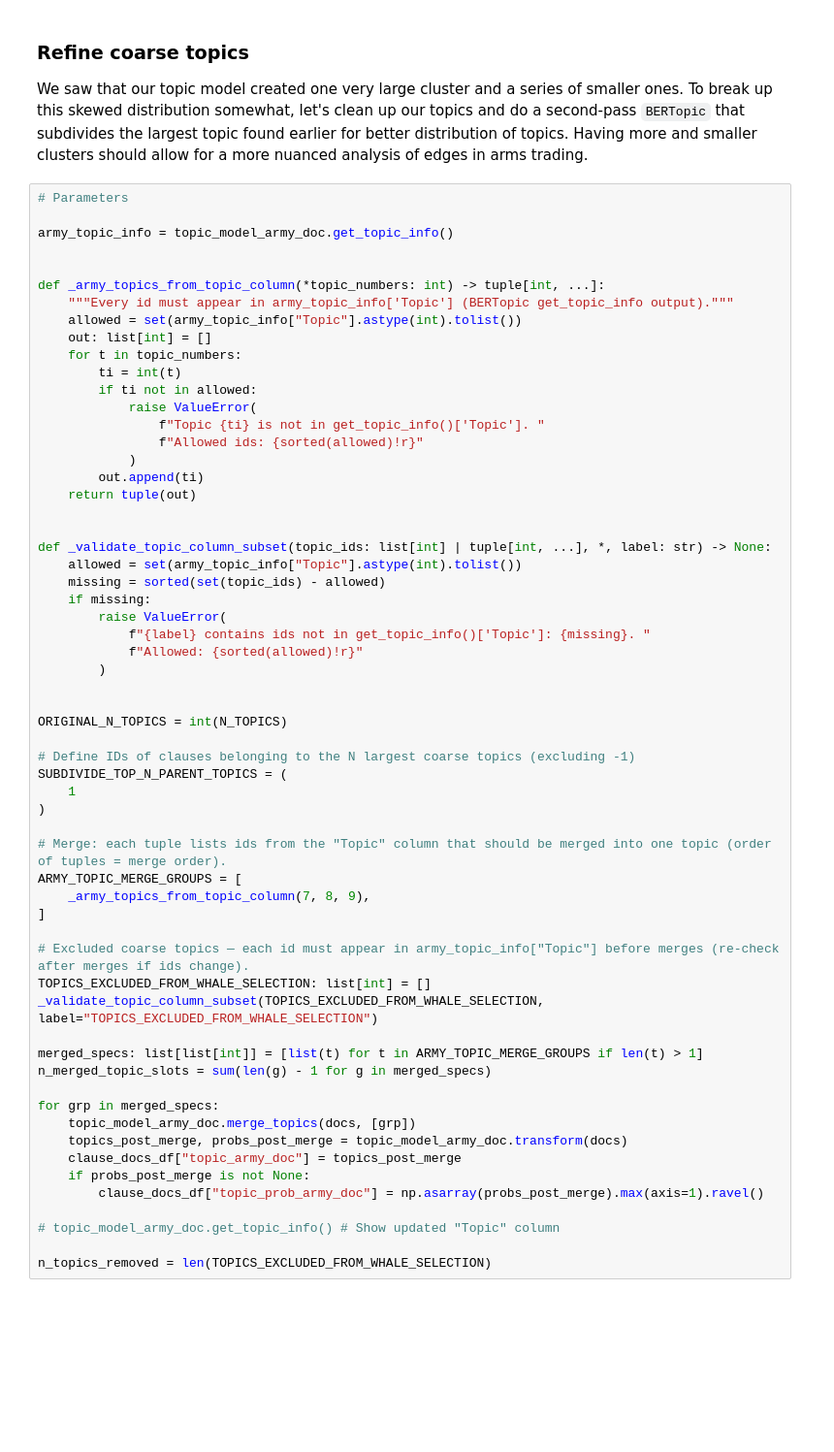
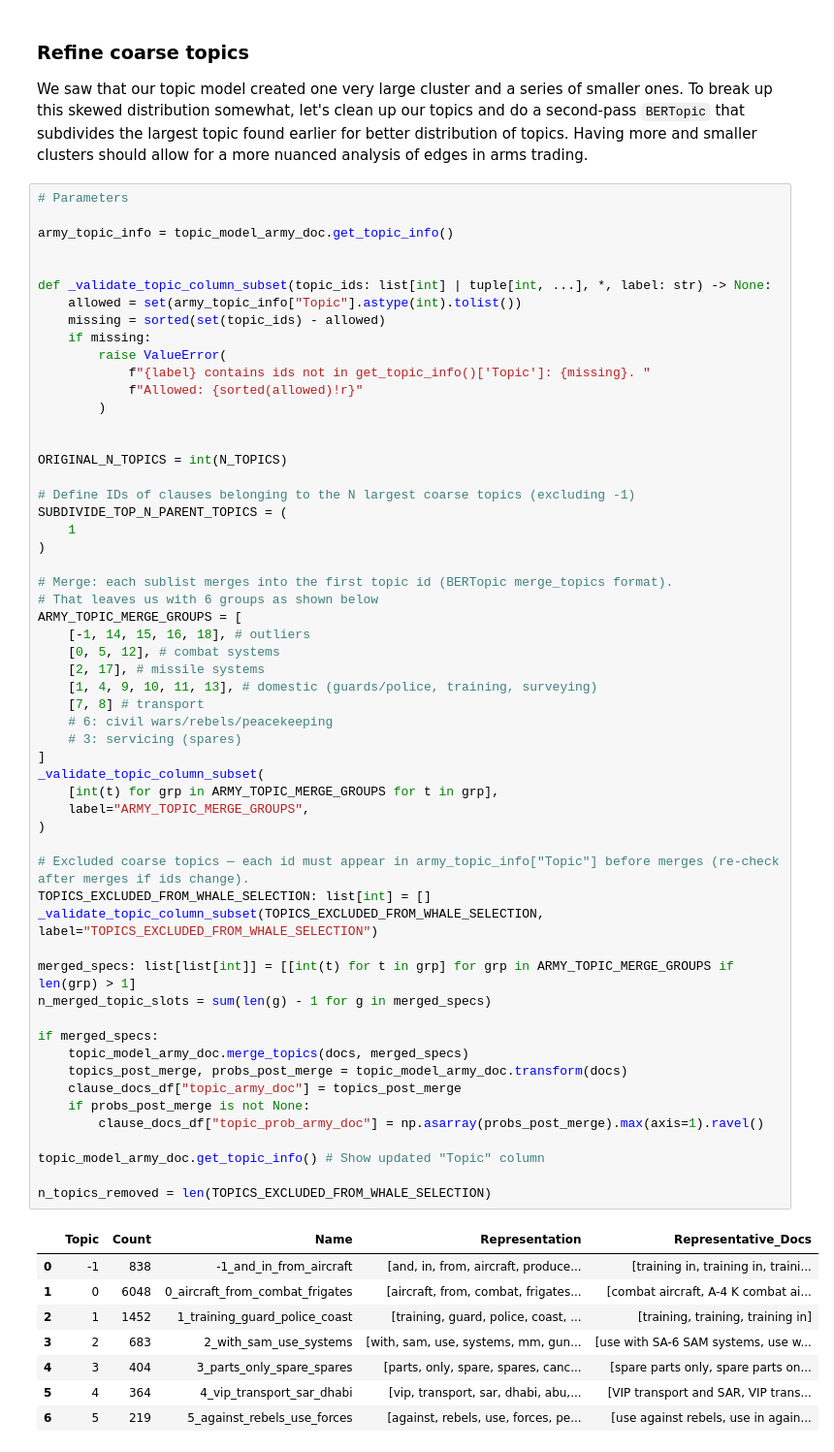
Before and after one commit to GitBagguetti/data-state_project, a Jupyter notebook: 2_edge_quality.ipynb, the cells around one changed output. Shown at 97% size. Saved outputs shown, nothing was run; the diff lists cells and outputs as text; blank space fills up the shorter version.

Commit message:
Updated final group of 'topics' used for analysis

```diff
--- a/2_edge_quality.ipynb
+++ b/2_edge_quality.ipynb
@@ -737,21 +735,6 @@ We saw that our topic model created one very large cluster and a series of small
 # Parameters
 
 army_topic_info = topic_model_army_doc.get_topic_info()
-
-
-def _army_topics_from_topic_column(*topic_numbers: int) -> tuple[int, ...]:
-    """Every id must appear in army_topic_info['Topic'] (BERTopic get_topic_info output)."""
-    allowed = set(army_topic_info["Topic"].astype(int).tolist())
-    out: list[int] = []
-    for t in topic_numbers:
-        ti = int(t)
-        if ti not in allowed:
-            raise ValueError(
-                f"Topic {ti} is not in get_topic_info()['Topic']. "
-                f"Allowed ids: {sorted(allowed)!r}"
-            )
-        out.append(ti)
-    return tuple(out)
 
 
 def _validate_topic_column_subset(topic_ids: list[int] | tuple[int, ...], *, label: str) -> None:
@@ -760,37 +743,57 @@ def _validate_topic_column_subset(topic_ids: list[int] | tuple[int, ...], *, lab
     if missing:
         raise ValueError(
             f"{label} contains ids not in get_topic_info()['Topic']: {missing}. "
             f"Allowed: {sorted(allowed)!r}"
         )
 
 
 ORIGINAL_N_TOPICS = int(N_TOPICS)
 
 # Define IDs of clauses belonging to the N largest coarse topics (excluding -1)
 SUBDIVIDE_TOP_N_PARENT_TOPICS = (
     1
 )
 
-# Merge: each tuple lists ids from the "Topic" column that should be merged into one topic (order of tuples = merge order).
+# Merge: each sublist merges into the first topic id (BERTopic merge_topics format).
+# That leaves us with 6 groups as shown below
 ARMY_TOPIC_MERGE_GROUPS = [
-    _army_topics_from_topic_column(7, 8, 9),
+    [-1, 14, 15, 16, 18], # outliers
+    [0, 5, 12], # combat systems
+    [2, 17], # missile systems
+    [1, 4, 9, 10, 11, 13], # domestic (guards/police, training, surveying)
+    [7, 8] # transport
+    # 6: civil wars/rebels/peacekeeping
+    # 3: servicing (spares)
 ]
+_validate_topic_column_subset(
+    [int(t) for grp in ARMY_TOPIC_MERGE_GROUPS for t in grp],
+    label="ARMY_TOPIC_MERGE_GROUPS",
+)
 
 # Excluded coarse topics — each id must appear in army_topic_info["Topic"] before merges (re-check after merges if ids change).
 TOPICS_EXCLUDED_FROM_WHALE_SELECTION: list[int] = []
 _validate_topic_column_subset(TOPICS_EXCLUDED_FROM_WHALE_SELECTION, label="TOPICS_EXCLUDED_FROM_WHALE_SELECTION")
 
-merged_specs: list[list[int]] = [list(t) for t in ARMY_TOPIC_MERGE_GROUPS if len(t) > 1]
+merged_specs: list[list[int]] = [[int(t) for t in grp] for grp in ARMY_TOPIC_MERGE_GROUPS if len(grp) > 1]
 n_merged_topic_slots = sum(len(g) - 1 for g in merged_specs)
 
-for grp in merged_specs:
-    topic_model_army_doc.merge_topics(docs, [grp])
+if merged_specs:
+    topic_model_army_doc.merge_topics(docs, merged_specs)
     topics_post_merge, probs_post_merge = topic_model_army_doc.transform(docs)
     clause_docs_df["topic_army_doc"] = topics_post_merge
     if probs_post_merge is not None:
         clause_docs_df["topic_prob_army_doc"] = np.asarray(probs_post_merge).max(axis=1).ravel()
 
-# topic_model_army_doc.get_topic_info() # Show updated "Topic" column
+topic_model_army_doc.get_topic_info() # Show updated "Topic" column
 
 n_topics_removed = len(TOPICS_EXCLUDED_FROM_WHALE_SELECTION)
+# %% [output]
+|  | Topic | Count | Name | Representation | Representative_Docs |
+| 0 | -1 | 838 | -1_and_in_from_aircraft | [and, in, from, aircraft, produce... | [training in, training in, traini... |
+| 1 | 0 | 6048 | 0_aircraft_from_combat_frigates | [aircraft, from, combat, frigates... | [combat aircraft, A-4 K combat ai... |
+| 2 | 1 | 1452 | 1_training_guard_police_coast | [training, guard, police, coast, ... | [training, training, training in] |
+| 3 | 2 | 683 | 2_with_sam_use_systems | [with, sam, use, systems, mm, gun... | [use with SA-6 SAM systems, use w... |
+| 4 | 3 | 404 | 3_parts_only_spare_spares | [parts, only, spare, spares, canc... | [spare parts only, spare parts on... |
+| 5 | 4 | 364 | 4_vip_transport_sar_dhabi | [vip, transport, sar, dhabi, abu,... | [VIP transport and SAR, VIP trans... |
+| 6 | 5 | 219 | 5_against_rebels_use_forces | [against, rebels, use, forces, pe... | [use against rebels, use in again... |
 # %%
```
Also changed, not shown: parts of 7 cells of this notebook.
